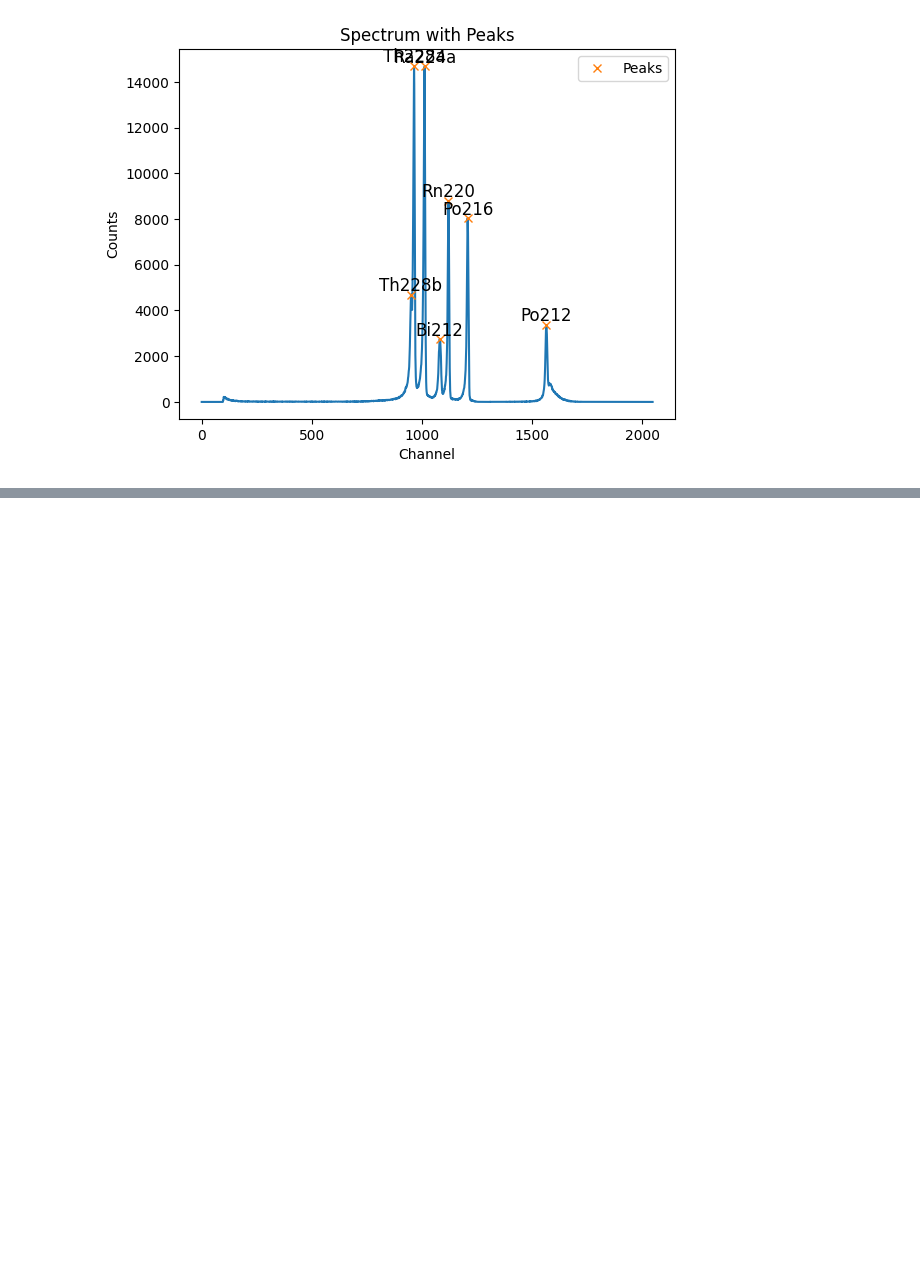
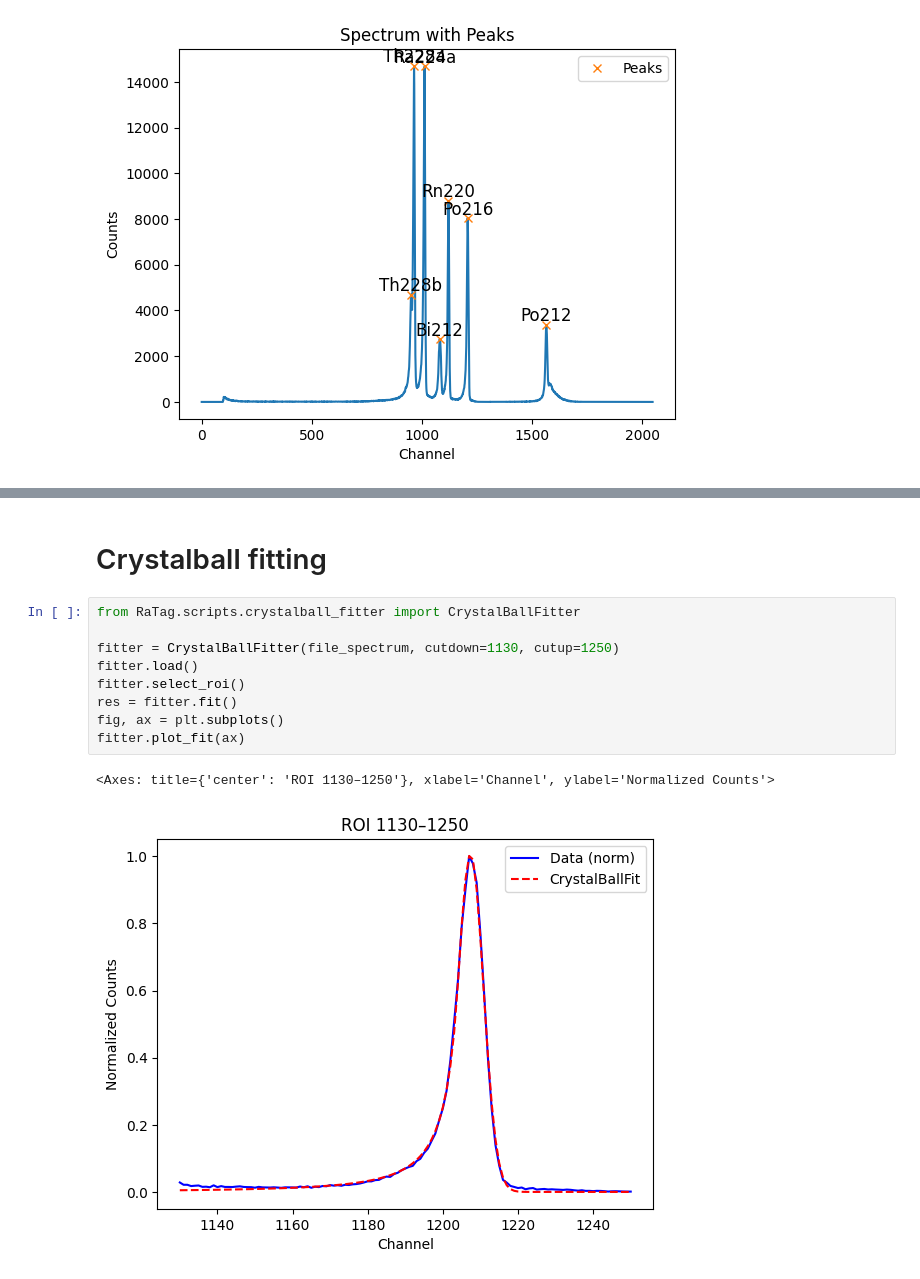
Before and after one commit to proscrite/RaTag, a Jupyter notebook: notebooks/energy_calibration.ipynb, the cells around one changed output, grey strips where cells are left out. Cells and saved outputs as stored; diff of their text form; blank space fills up the shorter version.

Commit message:
Add CrystalBallFitter class with single and multi-peak fitting capabilities

```diff
--- a/notebooks/energy_calibration.ipynb
+++ b/notebooks/energy_calibration.ipynb
@@ -40,0 +30,14 @@ sc.plot_calibration()
+# %% [markdown]
+# Crystalball fitting
+# %%
+from RaTag.scripts.crystalball_fitter import CrystalBallFitter
+
+fitter = CrystalBallFitter(file_spectrum, cutdown=1130, cutup=1250)
+fitter.load()
+fitter.select_roi()
+res = fitter.fit()
+fig, ax = plt.subplots()
+fitter.plot_fit(ax)
+# %% [output]
+<Axes: title={'center': 'ROI 1130–1250'}, xlabel='Channel', ylabel='Normalized Counts'>
+[figure, added]
```
Also changed, not shown: parts of 3 cells of this notebook, 1 other file.
